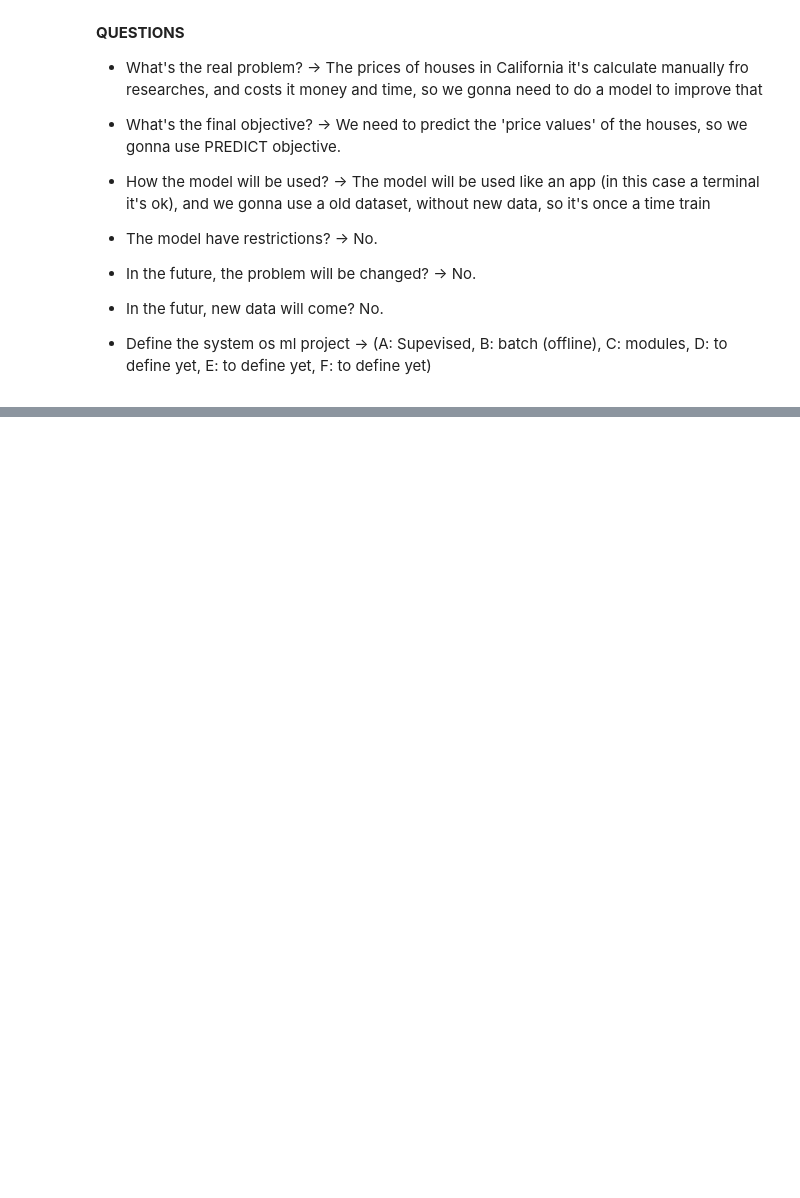
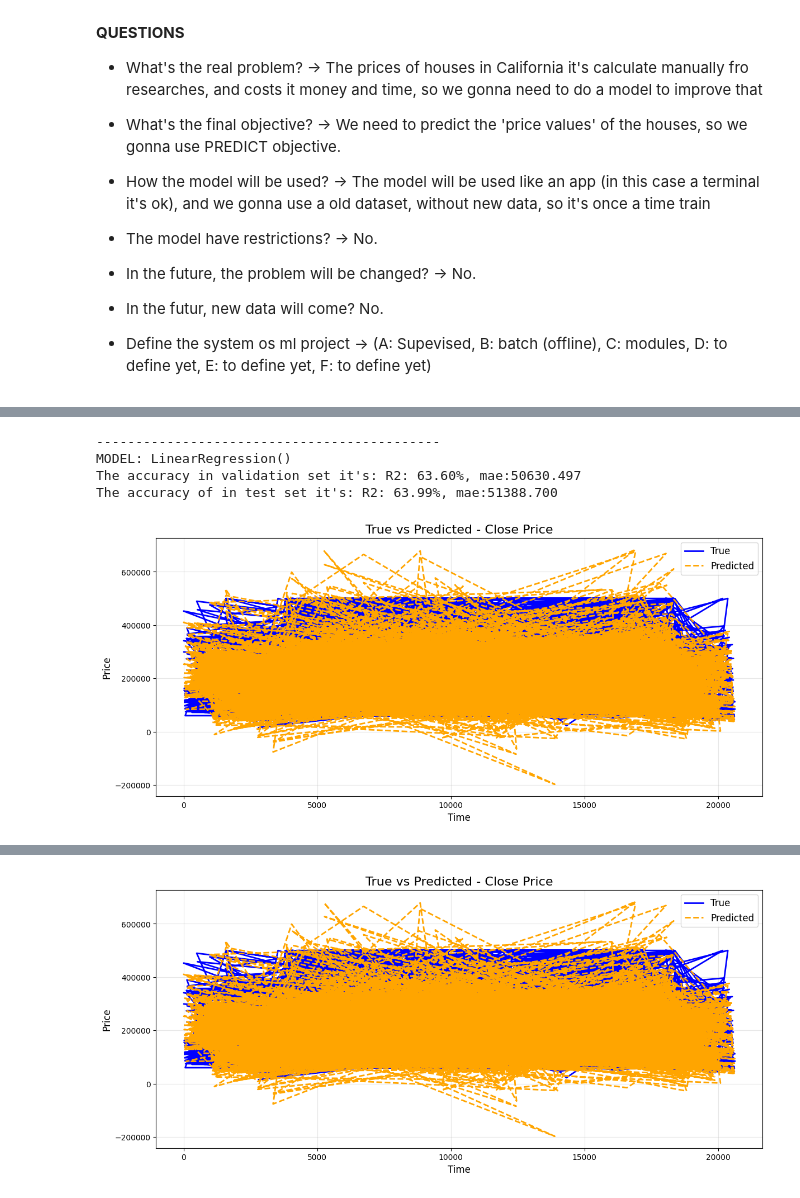
Before and after one commit to tevoshw/machine-learning, a Jupyter notebook: src/projects/project 1 (chapter2_book_project_visualize)/main.ipynb, the cells around one changed output, grey strips where cells are left out. Cells and saved outputs as stored; diff of their text form; code cells hidden in the pictures; blank space fills up the shorter version.

```diff
--- a/src/projects/project 1 (chapter2_book_project_visualize)/main.ipynb
+++ b/src/projects/project 1 (chapter2_book_project_visualize)/main.ipynb
@@ -343,0 +21,5 @@ plt.show()
+# %%
+import pandas as pd
+
+df = pd.read_csv('../../datasets/housing.csv')
+df
@@ -343,0 +40,5 @@ plt.show()
+# %%
+df.dropna(inplace = True)
+# %%
+df['ocean_proximity'] = df['ocean_proximity'].astype('category').cat.codes
+df
@@ -343,0 +59,3 @@ plt.show()
+# %%
+df['longitude'] = df['longitude'].abs()
+df
@@ -343,0 +88,66 @@ plt.show()
+# %%
+# SCALER, AND ALL MDOELS
+
+from sklearn.preprocessing import StandardScaler
+from sklearn.model_selection import train_test_split
+from sklearn.linear_model import LinearRegression, Ridge, Lasso, ElasticNet
+from sklearn.tree import DecisionTreeRegressor
+from sklearn.ensemble import RandomForestRegressor
+from sklearn.neighbors import KNeighborsRegressor
+from sklearn.pipeline import Pipeline
+from sklearn.metrics import r2_score, mean_absolute_error
+import numpy as np
+import matplotlib.pyplot as plt
+
+# GET THE DATA
+X = df.drop('median_house_value', axis = 1)
+y = df[['median_house_value']]
+
+# SPLIT THE DATA
+X_train, X_test, y_train, y_test = train_test_split(X, y, test_size = 0.2, random_state = 42)
+
+# GET THE MODELS
+models_linear = [LinearRegression(), Ridge(), Lasso(), ElasticNet()]
+
+# GET THE PIPE LINE
+for model in models_linear:
+        print('--------------------------------------------')
+        print(f"MODEL: {model}")
+
+        pipe = Pipeline(
+                steps=[
+                ('Scaler', StandardScaler()),
+                ("Model", model)
+                ]
+        )
+        # TRAIN THE MODEL
+        pipe.fit(X_train, y_train)
+
+        # SEE THE ACCURACY OF THE TRAIN
+        y_preds_train = pipe.predict(X_train)
+        r2 = r2_score(y_train, y_preds_train)
+        mae = mean_absolute_error(y_train, y_preds_train)
+        print(F"The accuracy in validation set it's: R2: {r2*100:.2f}%, mae:{mae:.3f}")
+
+
+        # SEE THE ACCURACY OF THE TEST
+        y_preds_test = pipe.predict(X_test)
+        r2 = r2_score(y_test, y_preds_test)
+        mae = mean_absolute_error(y_test, y_preds_test)
+        print(F"The accuracy of in test set it's: R2: {r2*100:.2f}%, mae:{mae:.3f}")
+
+        plt.figure(figsize=(14,6))
+        plt.plot(y_test.index, y_test.values, label='True', color='blue', linewidth=2)
+        plt.plot(y_test.index, y_preds_test, label='Predicted', color='orange', linestyle='--', linewidth=2)
+        plt.title("True vs Predicted - Close Price", fontsize=16)
+        plt.xlabel("Time", fontsize=12)
+        plt.ylabel("Price", fontsize=12)
+        plt.grid(True, alpha=0.3)
+        plt.legend(fontsize=12)
+        plt.show()
+# %% [output]
+--------------------------------------------
+MODEL: LinearRegression()
+The accuracy in validation set it's: R2: 63.60%, mae:50630.497
+The accuracy of in test set it's: R2: 63.99%, mae:51388.700
+[figure, added]
@@ -343,0 +158 @@ plt.show()
+[figure, added]
```
Also changed, not shown: parts of 32 cells of this notebook, 1 other file.
